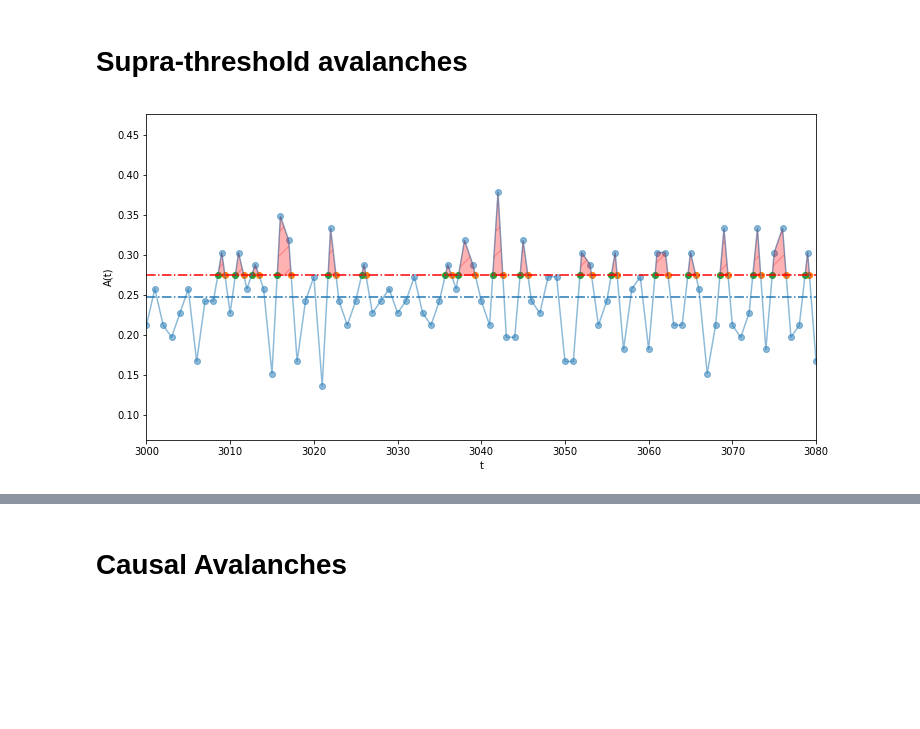
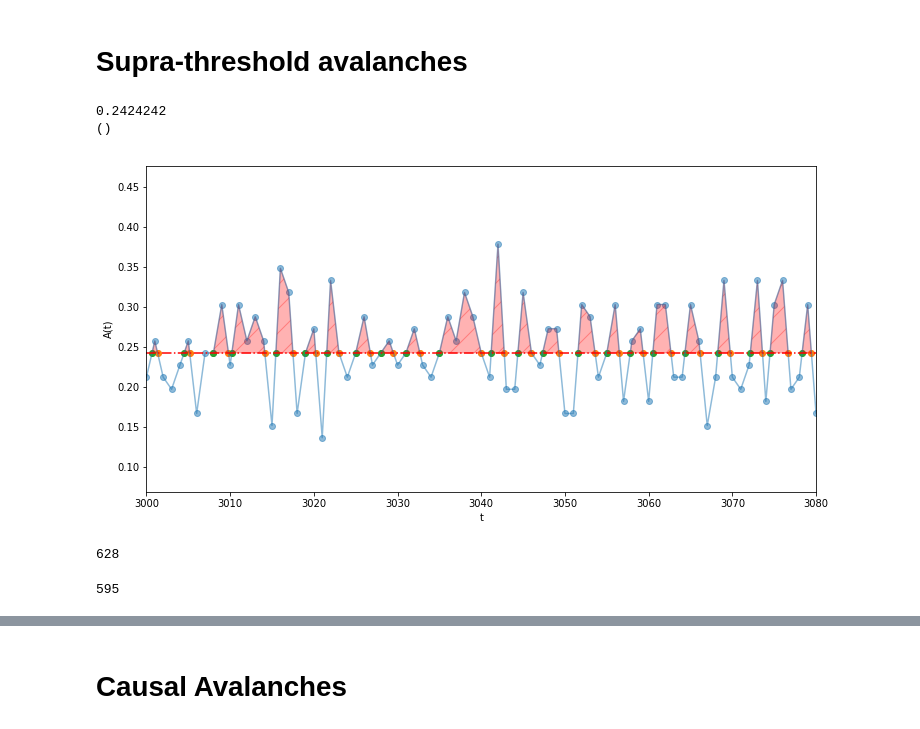
Before and after one commit to gbarzon/HTC_Mesoscopic_Brain, a Jupyter notebook: Avalanches.ipynb, the cells around one changed output, grey strips where cells are left out. Cells and saved outputs as stored; diff of their text form; code cells hidden in the pictures; blank space fills up the shorter version.

Commit message:
Fixed cluster pdf(not counting inactive nodes as single cluster), avalanches(if y_star equal to some points), parallelize causal avalanches

```diff
--- a/Avalanches.ipynb
+++ b/Avalanches.ipynb
@@ -14,7 +15,7 @@ act = np.loadtxt('results/connectome/connectome_66_0.0_1.5_0.01_50_0.73_0_series
 act, act_norm = act[:len(act)//2], act[len(act)//2:]
 series = act_norm[len(act)//2]
 
-series = act[1]
+series = act[1]#[3000:3000+80]
 
 T = len(series)
 t = np.arange(T)
@@ -22,5 +23,13 @@ t = np.arange(T)
 mean = np.mean(series)
 std = np.std(series)
 
-y_star = mean + std/2
+y_star = mean #* 4/5 #+ std/5
+y_star = np.median(series)
+
+#y_star = mean * 6/5 #+ std/5
+print(y_star)
+print(y_star.shape)
+# %% [output]
+0.2424242
+()
 # %%
@@ -83,35 +141,44 @@ plt.scatter(t, series[t], alpha=0.5)
 plt.xlabel('t')
 plt.ylabel('A(t)')
 
 plt.scatter(stop, [y_star]*len(stop))
 plt.scatter(start, [y_star]*len(start))
 
-plt.axhline(mean, ls='-.')
+#plt.axhline(mean, ls='-.')
 plt.axhline(y_star, ls='-.', c='r')
 
 I = []
+
 
 for i in range(len(start)):
     # Get point btw each start and stop
     t_in = t[(t>start[i])*(t<stop[i])]
     y_in = series[t_in]
 
     # Append start and stop
     t_in = np.hstack([start[i], t_in, stop[i]])
     y_in = np.hstack([y_star, y_in, y_star])
     #print('t: ', t_in)
     #print('y: ', y_in)
 
     # Integrate
     I.append( np.trapz(y=y_in, x=t_in) )
 
     plt.fill(t_in, y_in, c='r', hatch='/', alpha=0.3)
 
 plt.xlim([3000, 3000+80])
 
 plt.show()
 # %% [output]
-[figure, old version]
+[figure, new version]
+# %%
+len(start)
+# %% [output]
+628
+# %%
+len(stop)
+# %% [output]
+595
 # %%
 dt, I = [], []
 dt_norm, I_norm = [], []
```
Also changed, not shown: parts of 16 cells of this notebook, 2 other files.
